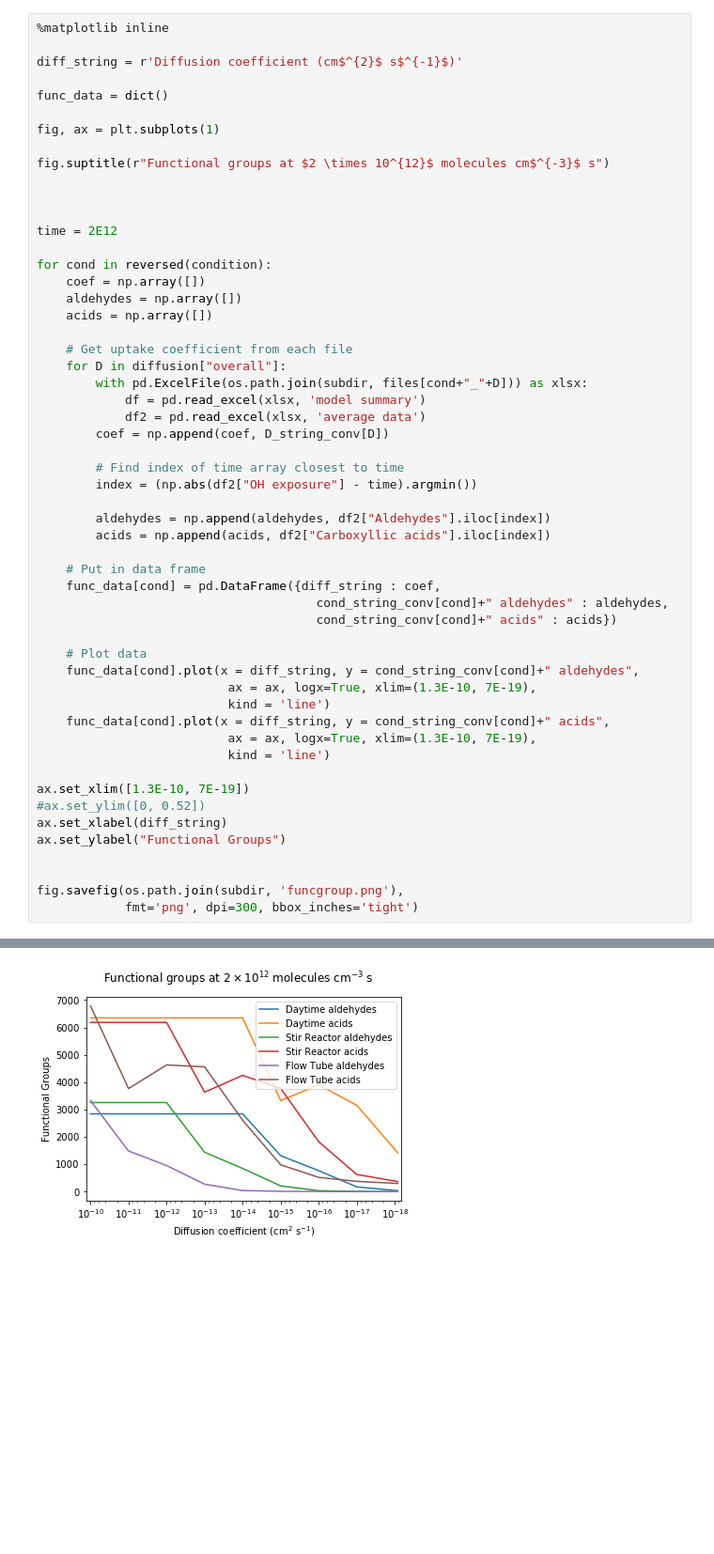
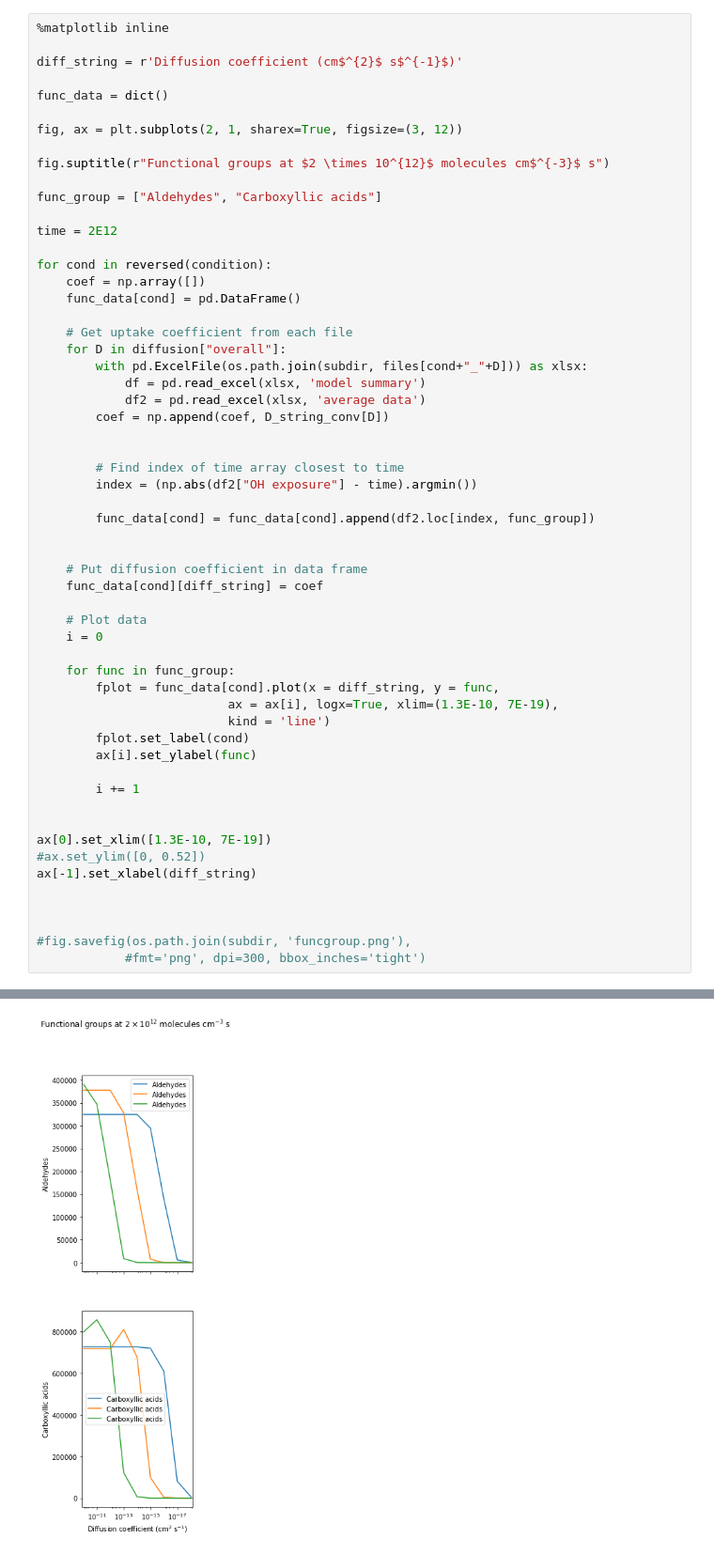
Before and after one commit to aawiegel/StackSimAnalysis, a Jupyter notebook: python/DiffusionSeries.ipynb, the cells around one changed output, grey strips where cells are left out. Shown at 94% size. Drawn from its saved outputs; the diff is of its cells as text; blank space fills up the shorter version.

```diff
--- a/python/DiffusionSeries.ipynb
+++ b/python/DiffusionSeries.ipynb
@@ -484,18 +484,17 @@ diff_string = r'Diffusion coefficient (cm$^{2}$ s$^{-1}$)'
 
 func_data = dict()
 
-fig, ax = plt.subplots(1)
+fig, ax = plt.subplots(2, 1, sharex=True, figsize=(3, 12))
 
 fig.suptitle(r"Functional groups at $2 \times 10^{12}$ molecules cm$^{-3}$ s")
 
-
+func_group = ["Aldehydes", "Carboxyllic acids"]
 
 time = 2E12
 
 for cond in reversed(condition):
     coef = np.array([])
-    aldehydes = np.array([])
-    acids = np.array([])
+    func_data[cond] = pd.DataFrame()
 
     # Get uptake coefficient from each file
     for D in diffusion["overall"]:
@@ -504,31 +503,35 @@ for cond in reversed(condition):
             df2 = pd.read_excel(xlsx, 'average data')
         coef = np.append(coef, D_string_conv[D])
 
+
         # Find index of time array closest to time
         index = (np.abs(df2["OH exposure"] - time).argmin())
 
-        aldehydes = np.append(aldehydes, df2["Aldehydes"].iloc[index])
-        acids = np.append(acids, df2["Carboxyllic acids"].iloc[index])
+        func_data[cond] = func_data[cond].append(df2.loc[index, func_group])
 
-    # Put in data frame
-    func_data[cond] = pd.DataFrame({diff_string : coef,
-                                      cond_string_conv[cond]+" aldehydes" : aldehydes,
-                                      cond_string_conv[cond]+" acids" : acids})
+
+    # Put diffusion coefficient in data frame
+    func_data[cond][diff_string] = coef
 
     # Plot data
-    func_data[cond].plot(x = diff_string, y = cond_string_conv[cond]+" aldehydes",
-                          ax = ax, logx=True, xlim=(1.3E-10, 7E-19),
+    i = 0
+
+    for func in func_group:
+        fplot = func_data[cond].plot(x = diff_string, y = func,
+                          ax = ax[i], logx=True, xlim=(1.3E-10, 7E-19),
                           kind = 'line')
-    func_data[cond].plot(x = diff_string, y = cond_string_conv[cond]+" acids",
-                          ax = ax, logx=True, xlim=(1.3E-10, 7E-19),
-                          kind = 'line')
+        fplot.set_label(cond)
+        ax[i].set_ylabel(func)
 
-ax.set_xlim([1.3E-10, 7E-19])
-#ax.set_ylim([0, 0.52])
-ax.set_xlabel(diff_string)
-ax.set_ylabel("Functional Groups")
+        i += 1
 
 
-fig.savefig(os.path.join(subdir, 'funcgroup.png'),
-            fmt='png', dpi=300, bbox_inches='tight')
+ax[0].set_xlim([1.3E-10, 7E-19])
+#ax.set_ylim([0, 0.52])
+ax[-1].set_xlabel(diff_string)
+
+
+
+#fig.savefig(os.path.join(subdir, 'funcgroup.png'),
+            #fmt='png', dpi=300, bbox_inches='tight')
 # %% [output]
@@ -535 +539 @@ fig.savefig(os.path.join(subdir, 'funcgroup.png'),
-[figure, old version]
+[figure, new version]
```
Also changed, not shown: parts of 3 cells of this notebook, 1 other file.
